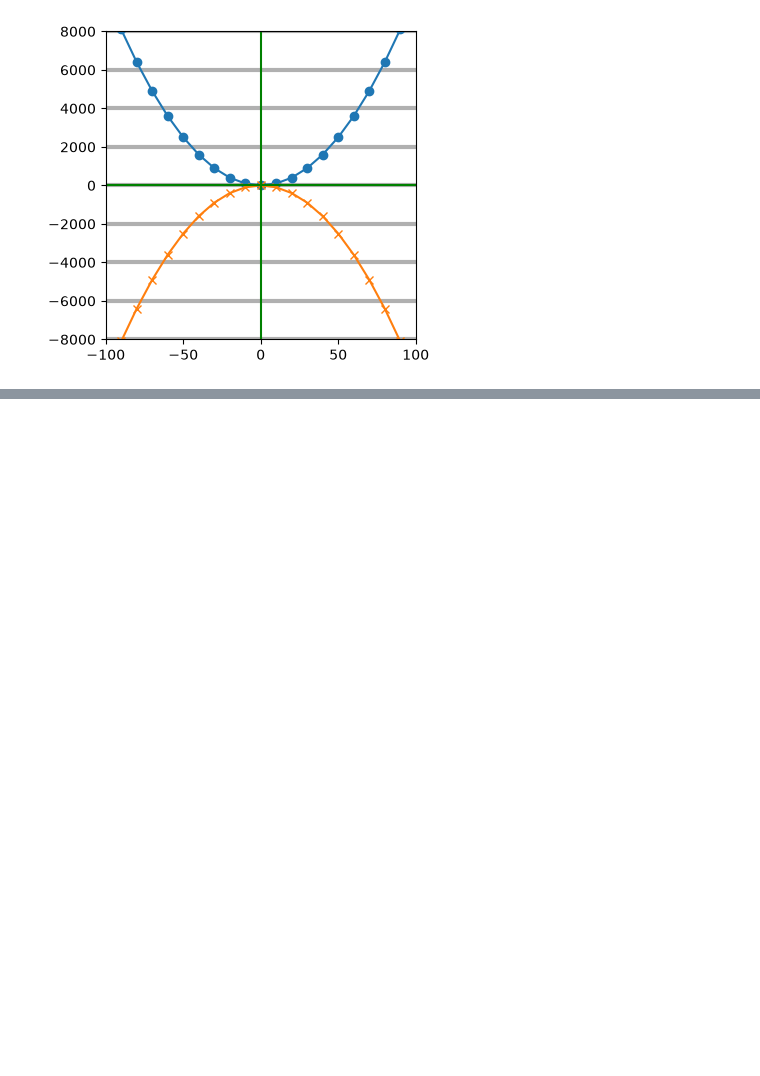
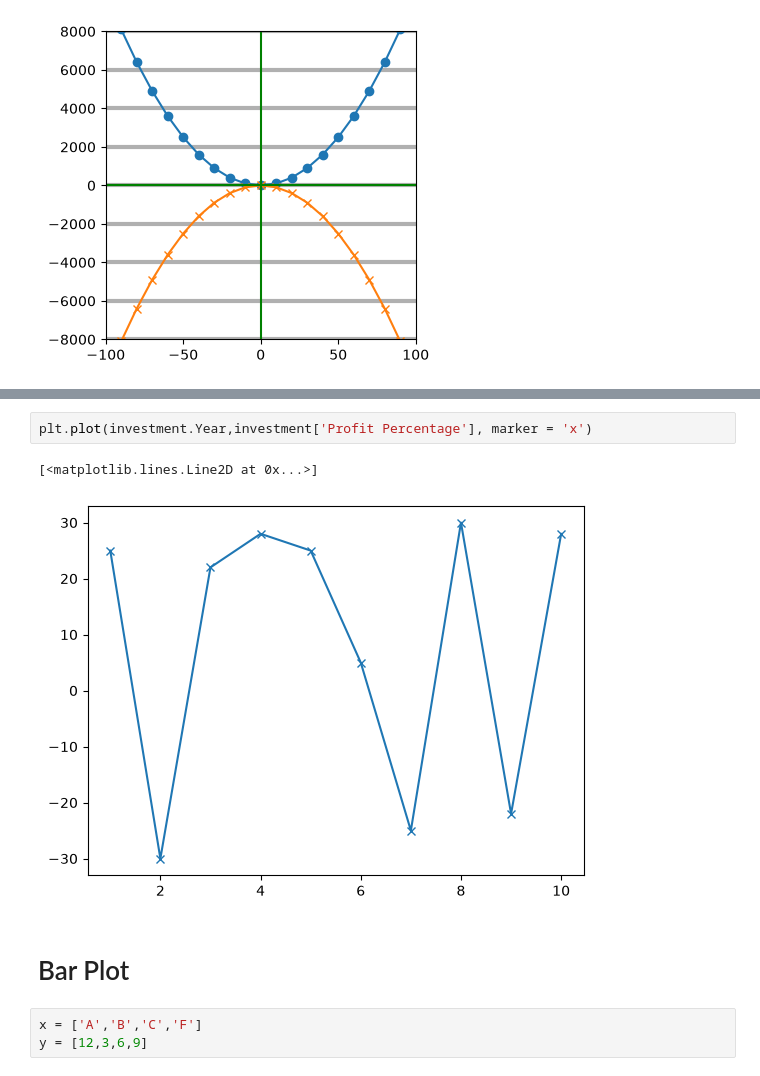
Before and after one commit to memonY49/SMIT-AI-DS-Batch-4, a Jupyter notebook: matplot_practice.ipynb, the cells around one changed output, grey strips where cells are left out. Cells and saved outputs as stored; diff of their text form; blank space fills up the shorter version.

```diff
--- a/matplot_practice.ipynb
+++ b/matplot_practice.ipynb
@@ -154,0 +208,10 @@ plt.grid(True,linewidth=3,axis='y')
+# %%
+plt.plot(investment.Year,investment['Profit Percentage'], marker = 'x')
+# %% [output]
+[<matplotlib.lines.Line2D at 0x...>]
+[figure, added]
+# %% [markdown]
+# Bar Plot
+# %%
+x = ['A','B','C','F']
+y = [12,3,6,9]
```
Also changed, not shown: parts of 27 cells of this notebook, 3 other files.
